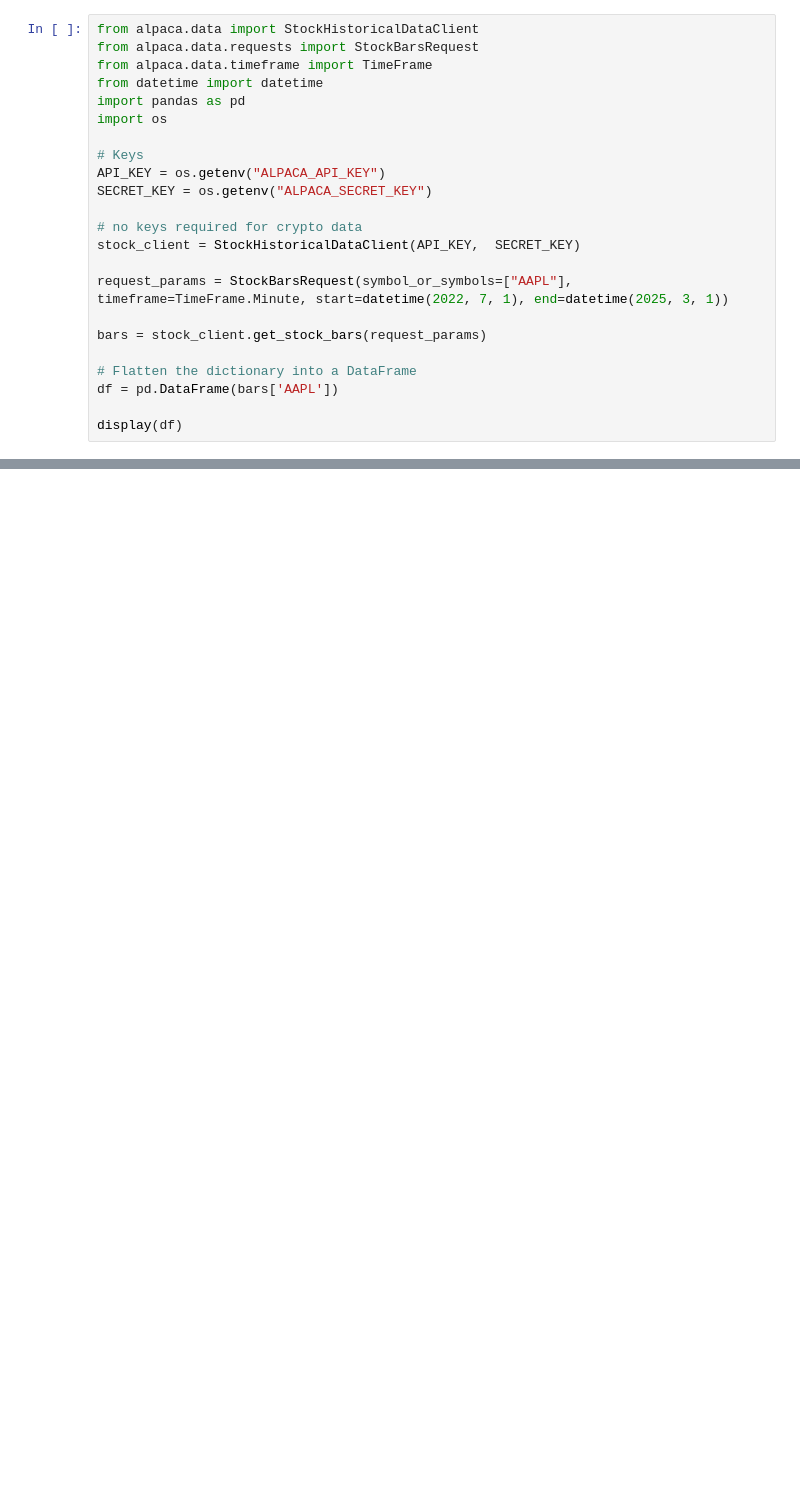
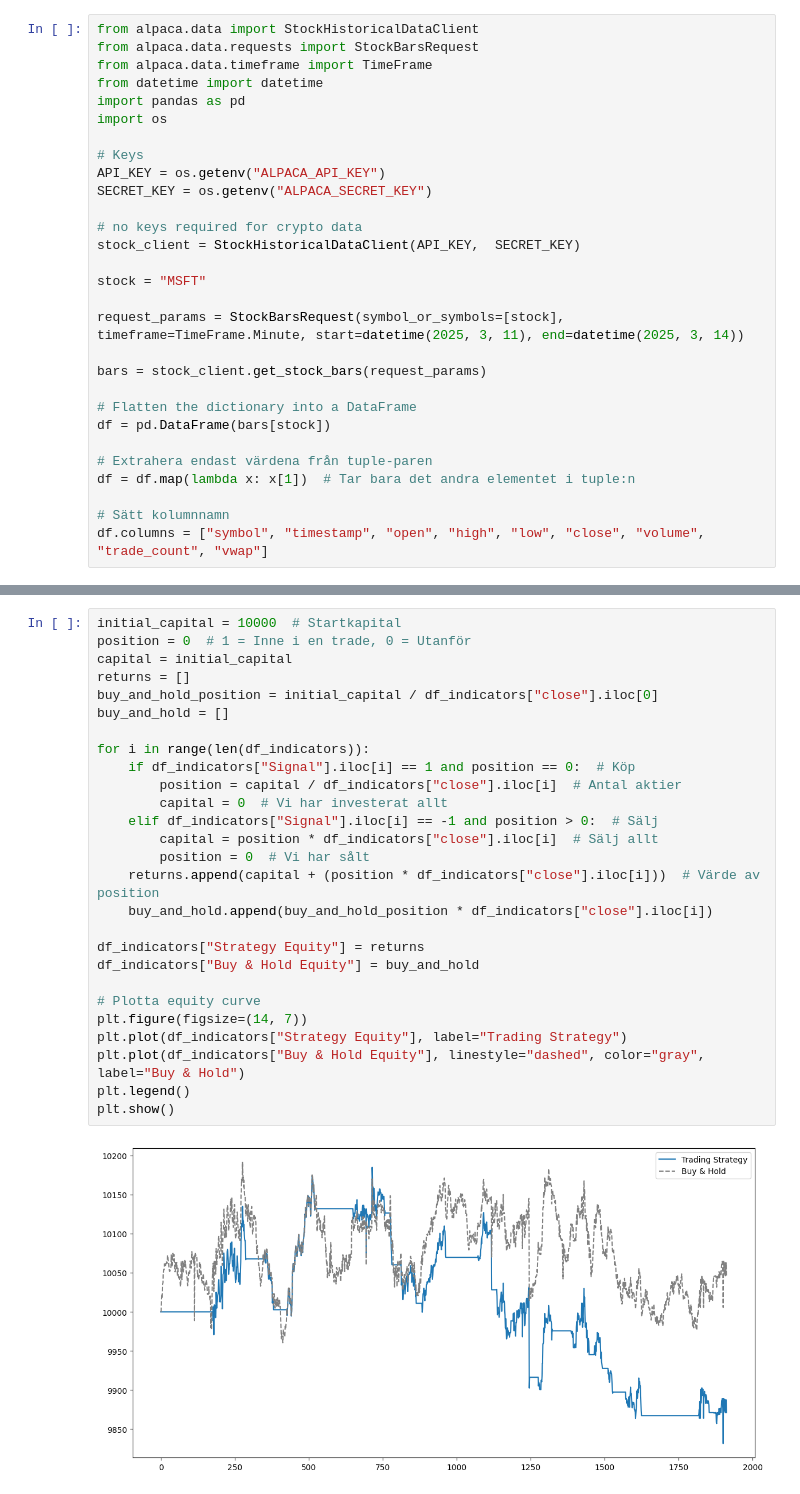
Before and after one commit to Olivestam/trading-bot, a Jupyter notebook: testing.ipynb, the cells around one changed output, grey strips where cells are left out. Drawn from its saved outputs; the diff is of its cells as text; blank space fills up the shorter version.

```diff
--- a/testing.ipynb
+++ b/testing.ipynb
@@ -35,11 +71,17 @@ SECRET_KEY = os.getenv("ALPACA_SECRET_KEY")
 # no keys required for crypto data
 stock_client = StockHistoricalDataClient(API_KEY,  SECRET_KEY)
 
-request_params = StockBarsRequest(symbol_or_symbols=["AAPL"], timeframe=TimeFrame.Minute, start=datetime(2022, 7, 1), end=datetime(2025, 3, 1))
+stock = "MSFT"
+
+request_params = StockBarsRequest(symbol_or_symbols=[stock], timeframe=TimeFrame.Minute, start=datetime(2025, 3, 11), end=datetime(2025, 3, 14))
 
 bars = stock_client.get_stock_bars(request_params)
 
 # Flatten the dictionary into a DataFrame
-df = pd.DataFrame(bars['AAPL'])
+df = pd.DataFrame(bars[stock])
 
-display(df)
+# Extrahera endast värdena från tuple-paren
+df = df.map(lambda x: x[1])  # Tar bara det andra elementet i tuple:n
+
+# Sätt kolumnnamn
+df.columns = ["symbol", "timestamp", "open", "high", "low", "close", "volume", "trade_count", "vwap"]
@@ -138,0 +127,29 @@ display(df)
+# %%
+initial_capital = 10000  # Startkapital
+position = 0  # 1 = Inne i en trade, 0 = Utanför
+capital = initial_capital
+returns = []
+buy_and_hold_position = initial_capital / df_indicators["close"].iloc[0]
+buy_and_hold = []
+
+for i in range(len(df_indicators)):
+    if df_indicators["Signal"].iloc[i] == 1 and position == 0:  # Köp
+        position = capital / df_indicators["close"].iloc[i]  # Antal aktier
+        capital = 0  # Vi har investerat allt
+    elif df_indicators["Signal"].iloc[i] == -1 and position > 0:  # Sälj
+        capital = position * df_indicators["close"].iloc[i]  # Sälj allt
+        position = 0  # Vi har sålt
+    returns.append(capital + (position * df_indicators["close"].iloc[i]))  # Värde av position
+    buy_and_hold.append(buy_and_hold_position * df_indicators["close"].iloc[i])
+
+df_indicators["Strategy Equity"] = returns
+df_indicators["Buy & Hold Equity"] = buy_and_hold
+
+# Plotta equity curve
+plt.figure(figsize=(14, 7))
+plt.plot(df_indicators["Strategy Equity"], label="Trading Strategy")
+plt.plot(df_indicators["Buy & Hold Equity"], linestyle="dashed", color="gray", label="Buy & Hold")
+plt.legend()
+plt.show()
+# %% [output]
+[figure, added]
```
Also changed, not shown: parts of 7 cells of this notebook, 1 other file.
